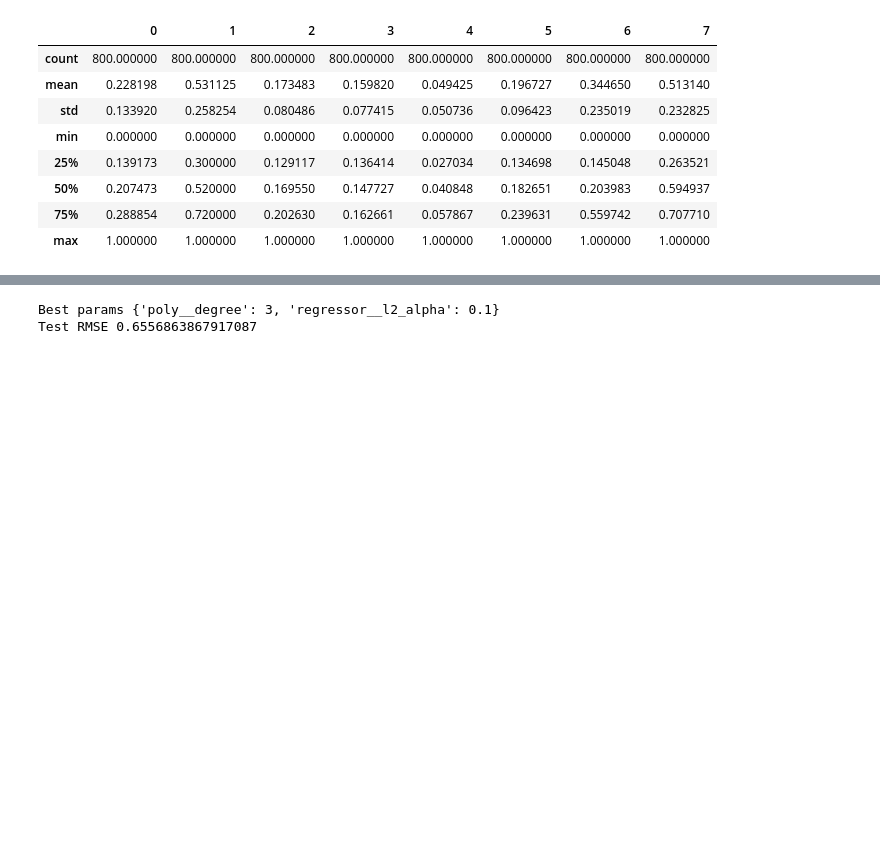
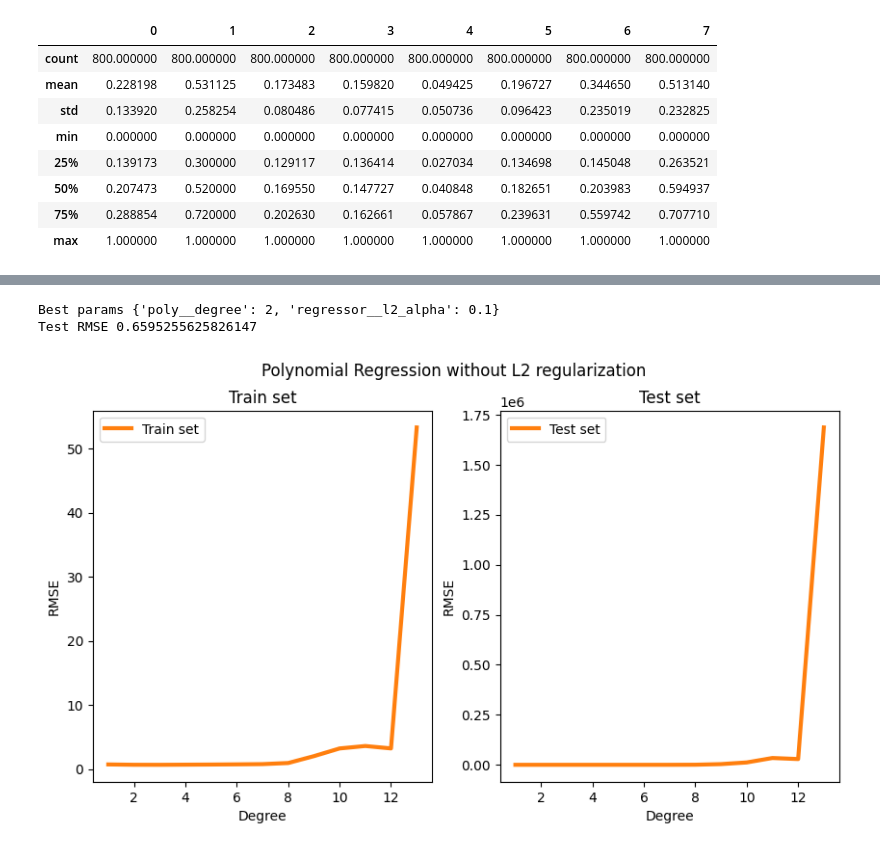
Before and after one commit to talDoFlemis/dory, a Jupyter notebook: lista_01/questao2.ipynb, the cells around one changed output, grey strips where cells are left out. Cells and saved outputs as stored; diff of their text form; code cells hidden in the pictures; blank space fills up the shorter version.

Commit message:
feat: add RMSE plots with and without l2 regularization on question 2

```diff
--- a/lista_01/questao2.ipynb
+++ b/lista_01/questao2.ipynb
@@ -18,5 +14,9 @@ import matplotlib.colors as mcolors
 
 logging.basicConfig(level=logging.INFO)
+# %%
+def root_mean_squared_error(y_true: np.ndarray, y_pred: np.ndarray) -> float:
+    error = y_true - y_pred
+    return np.sqrt(np.mean(error**2))
 # %%
 california_df = pd.read_csv("california.csv", header=None)
 california_df.describe()
@@ -77,6 +77,8 @@ pd.DataFrame(X_train).describe()
 pipe = Pipeline(
     [
         ("poly", NonCombinatoryExplosionPolynomialFeatures()),
+        # Scale to min max again after generating non linear table
+        ("scaler", MinMaxScaler()),
         ("regressor", OrdinaryLeastSquaresRegressor()),
     ]
 )
@@ -86,11 +89,11 @@ Pipeline(steps=[('poly', NonCombinatoryExplosionPolynomialFeatures()),
                 ('regressor', OrdinaryLeastSquaresRegressor())])
 # %%
-folds = 10
+folds = 5
 grid_search = GridSearchCV(
     estimator=pipe,
     param_grid={
         "poly__degree": range(1, 13 + 1),
-        "regressor__l2_alpha": [0.0, 0.1, 1.0, 100],
+        "regressor__l2_alpha": [0.0, 0.1, 0.01, 1.0, 100],
     },
     cv=folds,
     verbose=2,
@@ -293,5 +315,63 @@ rmse = root_mean_squared_error(denormalized_y_test, denormalized_y_test_pred)
 print(f"Best params {best_params}")
 print(f"Test RMSE {rmse}")
 # %% [output]
-Best params {'poly__degree': 3, 'regressor__l2_alpha': 0.1}
-Test RMSE 0.6556863867917087
+Best params {'poly__degree': 2, 'regressor__l2_alpha': 0.1}
+Test RMSE 0.6595255625826147
+# %%
+X_train, X_val, y_train, y_val = train_test_split(
+    X_train, y_train, test_size=0.1, random_state=42069
+)
+# %%
+fig, ax = plt.subplots(ncols=2, figsize=(10, 5))
+
+train_points = {"degree": [], "rmse": []}
+test_points = {"degree": [], "rmse": []}
+denormalized_y_val = target_scaler.inverse_transform(y_val.reshape(1, -1)).flatten()
+
+
+for i in range(1, 13 + 1):
+    poly: NonCombinatoryExplosionPolynomialFeatures = pipe.named_steps["poly"]
+    poly.set_params(degree=i)
+    pipe.fit(X_train, y_train)
+
+    y_val_pred = pipe.predict(X_val)
+    denormalized_y_val_pred = target_scaler.inverse_transform(y_val_pred.reshape(1, -1)).flatten()
+    rmse_validation = root_mean_squared_error(denormalized_y_val, denormalized_y_val_pred)
+
+    y_test_pred = pipe.predict(X_test)
+    denormalized_y_test_pred = target_scaler.inverse_transform(y_test_pred.reshape(1, -1)).flatten()
+    rmse_test = root_mean_squared_error(y_test, y_test_pred)
+
+    train_points["degree"].append(i)
+    train_points["rmse"].append(rmse_validation)
+
+    test_points["degree"].append(i)
+    test_points["rmse"].append(rmse_test)
+
+
+
+ax[0].plot(
+    train_points["degree"],
+    train_points["rmse"],
+    linewidth=3,
+    color="tab:orange",
+    label="Train set",
+)
+ax[0].set(xlabel="Degree", ylabel="RMSE", title="Train set")
+ax[0].legend()
+
+ax[1].plot(
+    test_points["degree"],
+    test_points["rmse"],
+    linewidth=3,
+    color="tab:orange",
+    label="Test set",
+)
+ax[1].set(xlabel="Degree", ylabel="RMSE", title="Test set")
+ax[1].legend()
+
+fig.suptitle("Polynomial Regression without L2 regularization")
+
+fig.show()
+# %% [output]
+[figure, added]
```
Also changed, not shown: parts of 4 cells of this notebook.
